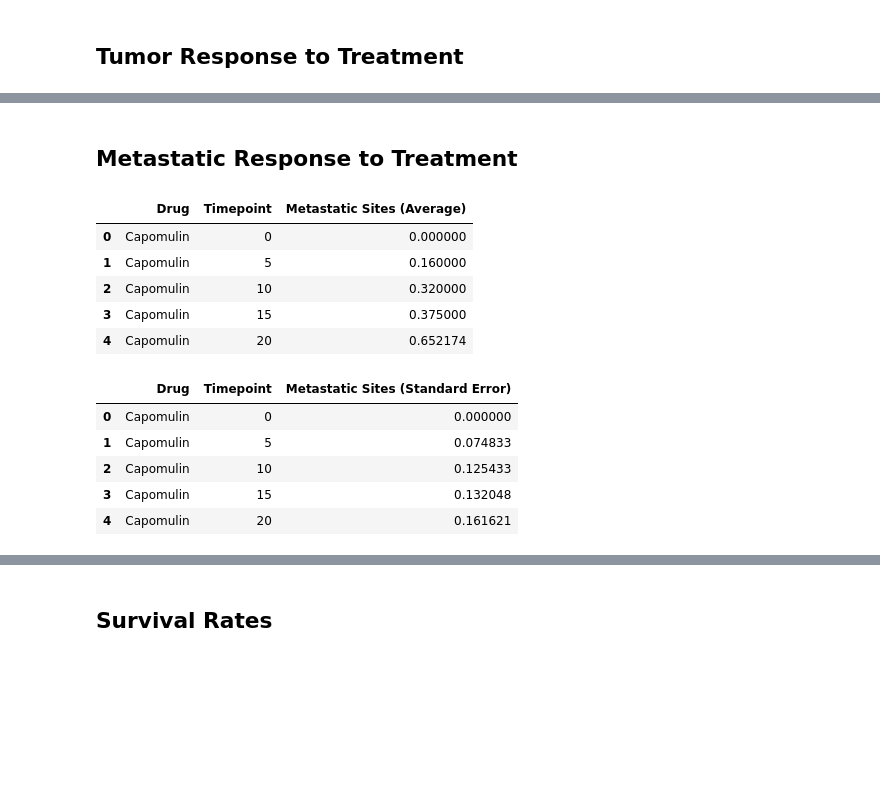
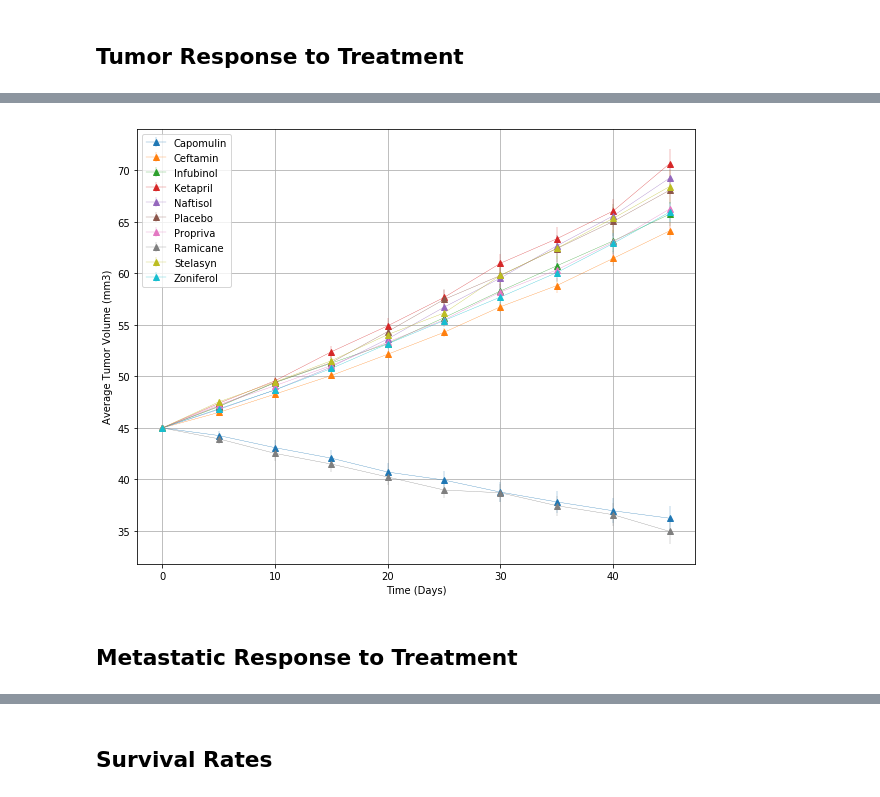
Before and after one commit to theodoremoreland/Pymaceuticals, a Jupyter notebook: notebooks/Pymaceuticals.ipynb, the cells around one changed output, grey strips where cells are left out. Saved outputs shown, nothing was run; the diff lists cells and outputs as text; code cells hidden in the pictures; blank space fills up the shorter version.

```diff
--- a/notebooks/Pymaceuticals.ipynb
+++ b/notebooks/Pymaceuticals.ipynb
@@ -35,5 +47,8 @@ mice_trials.head()
+# %%
+avg_tumor_volume = pd.DataFrame(
+    {
+        "Average Tumor Volume (mm3)": mice_trials_df.groupby(["Drug", "Timepoint"]).mean()["Tumor Volume (mm3)"]
+    }
+).reset_index()
 # %% [markdown]
 ## Tumor Response to Treatment
-# %%
-avg_tumor_volume = pd.DataFrame({"Average Tumor Volume (mm3)":mice_trials.groupby(["Drug","Timepoint"]).mean()["Tumor Volume (mm3)"]}).reset_index()
-avg_tumor_volume.head()
@@ -128,0 +115,28 @@ plt.savefig("Fig1.png")
+# %%
+try:
+    avg_tumor_volume.insert(3, "Tumor Volume (Standard Error)", sems)
+except:
+    print("The 'avg_tumor_volume' DataFrame already has a 'Standard Error' column.")
+
+# Generate the Plot (with Error Bars)
+plt.figure(figsize=(10,8))
+
+for drug in drugs:
+    avg_tumor_volume_while_on_drug = avg_tumor_volume[avg_tumor_volume.Drug == drug]
+    plt.errorbar(
+        avg_tumor_volume_while_on_drug["Timepoint"]
+        , avg_tumor_volume_while_on_drug["Average Tumor Volume (mm3)"]
+        , yerr=avg_tumor_volume_while_on_drug["Tumor Volume (Standard Error)"]
+        , linewidth=linewidth
+        , marker=marker
+    )
+
+plt.grid(True)
+plt.xlabel("Time (Days)")
+plt.ylabel("Average Tumor Volume (mm3)")
+plt.legend(avg_tumor_volume.Drug.unique(), loc="upper left")
+
+# Save the Figure
+plt.savefig("../presentation/1.png")
+# %% [output]
+[figure, added]
@@ -129,38 +169,2 @@ plt.savefig("Fig1.png")
 # %% [markdown]
 ## Metastatic Response to Treatment
-# %%
-# Store the Mean Met. Site Data Grouped by Drug and Timepoint
-group_1 = mice_trials.groupby(["Drug","Timepoint"])
-samples_2 = [s for s in group_1["Metastatic Sites"]]
-
-drug2 = [s[0][0] for s in samples_2]
-timepoint2 = [s[0][1] for s in samples_2]
-means2 = [s[1].mean() for s in samples_2]
-sem2 = [s[1].sem() for s in samples_2]
-
-# Convert to DataFrame
-avg_met = pd.DataFrame({"Drug":drug2, "Timepoint":timepoint2, "Metastatic Sites (Average)":means2})
-
-# Preview DataFrame
-avg_met.head()
-# %% [output]
-|  | Drug | Timepoint | Metastatic Sites (Average) |
-| 0 | Capomulin | 0 | 0.000000 |
-| 1 | Capomulin | 5 | 0.160000 |
-| 2 | Capomulin | 10 | 0.320000 |
-| 3 | Capomulin | 15 | 0.375000 |
-| 4 | Capomulin | 20 | 0.652174 |
-# %%
-# Store the Standard Error associated with Met. Sites Grouped by Drug and Timepoint
-# Convert to DataFrame
-standard_error_met = pd.DataFrame({"Drug":drug2, "Timepoint":timepoint2, "Metastatic Sites (Standard Error)":sem2})
-
-# Preview DataFrame
-standard_error_met.head()
-# %% [output]
-|  | Drug | Timepoint | Metastatic Sites (Standard Error) |
-| 0 | Capomulin | 0 | 0.000000 |
-| 1 | Capomulin | 5 | 0.074833 |
-| 2 | Capomulin | 10 | 0.125433 |
-| 3 | Capomulin | 15 | 0.132048 |
-| 4 | Capomulin | 20 | 0.161621 |
```
Also changed, not shown: parts of 31 cells of this notebook.
